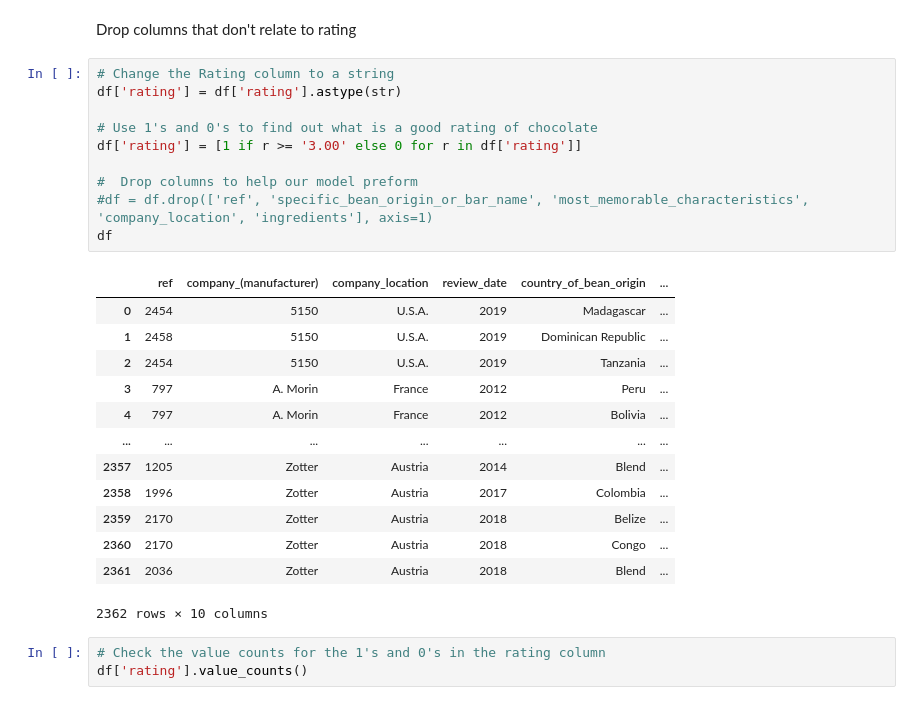
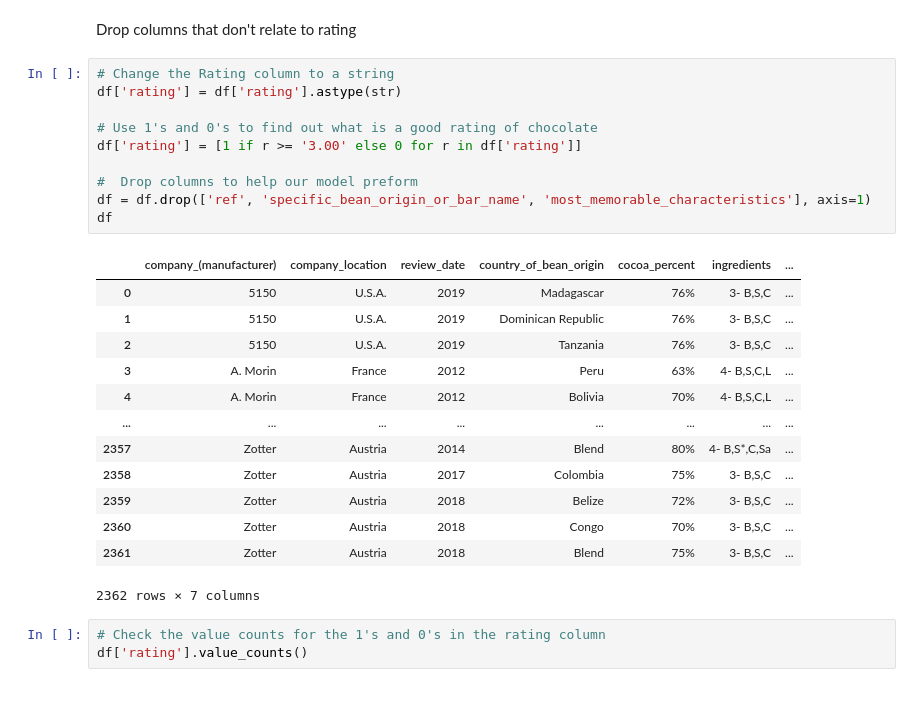
Before and after one commit to Jordantjones/Machine-Learning-Project, a Jupyter notebook: notebooks/exploratory/jj/Workspace.ipynb, the cells around one changed output. Saved outputs shown, nothing was run; the diff lists cells and outputs as text.

```diff
--- a/notebooks/exploratory/jj/Workspace.ipynb
+++ b/notebooks/exploratory/jj/Workspace.ipynb
@@ -56,27 +58,27 @@ Drop columns that don't relate to rating
 # %%
 # Change the Rating column to a string
 df['rating'] = df['rating'].astype(str)
 
 # Use 1's and 0's to find out what is a good rating of chocolate
 df['rating'] = [1 if r >= '3.00' else 0 for r in df['rating']]
 
 #  Drop columns to help our model preform
-#df = df.drop(['ref', 'specific_bean_origin_or_bar_name', 'most_memorable_characteristics', 'company_location', 'ingredients'], axis=1)
+df = df.drop(['ref', 'specific_bean_origin_or_bar_name', 'most_memorable_characteristics'], axis=1)
 df
 # %% [output]
-|  | ref | company_(manufacturer) | company_location | review_date | country_of_bean_origin | ... |
-| 0 | 2454 | 5150 | U.S.A. | 2019 | Madagascar | ... |
-| 1 | 2458 | 5150 | U.S.A. | 2019 | Dominican Republic | ... |
-| 2 | 2454 | 5150 | U.S.A. | 2019 | Tanzania | ... |
-| 3 | 797 | A. Morin | France | 2012 | Peru | ... |
-| 4 | 797 | A. Morin | France | 2012 | Bolivia | ... |
-| ... | ... | ... | ... | ... | ... | ... |
-| 2357 | 1205 | Zotter | Austria | 2014 | Blend | ... |
-| 2358 | 1996 | Zotter | Austria | 2017 | Colombia | ... |
-| 2359 | 2170 | Zotter | Austria | 2018 | Belize | ... |
-| 2360 | 2170 | Zotter | Austria | 2018 | Congo | ... |
-| 2361 | 2036 | Zotter | Austria | 2018 | Blend | ... |
+|  | company_(manufacturer) | company_location | review_date | country_of_bean_origin | cocoa_percent | ingredients | ... |
+| 0 | 5150 | U.S.A. | 2019 | Madagascar | 76% | 3- B,S,C | ... |
+| 1 | 5150 | U.S.A. | 2019 | Dominican Republic | 76% | 3- B,S,C | ... |
+| 2 | 5150 | U.S.A. | 2019 | Tanzania | 76% | 3- B,S,C | ... |
+| 3 | A. Morin | France | 2012 | Peru | 63% | 4- B,S,C,L | ... |
+| 4 | A. Morin | France | 2012 | Bolivia | 70% | 4- B,S,C,L | ... |
+| ... | ... | ... | ... | ... | ... | ... | ... |
+| 2357 | Zotter | Austria | 2014 | Blend | 80% | 4- B,S*,C,Sa | ... |
+| 2358 | Zotter | Austria | 2017 | Colombia | 75% | 3- B,S,C | ... |
+| 2359 | Zotter | Austria | 2018 | Belize | 72% | 3- B,S,C | ... |
+| 2360 | Zotter | Austria | 2018 | Congo | 70% | 3- B,S,C | ... |
+| 2361 | Zotter | Austria | 2018 | Blend | 75% | 3- B,S,C | ... |
-2362 rows × 10 columns
+2362 rows × 7 columns
 # %%
 # Check the value counts for the 1's and 0's in the rating column
 df['rating'].value_counts()
```
Also changed, not shown: parts of 57 cells of this notebook.
